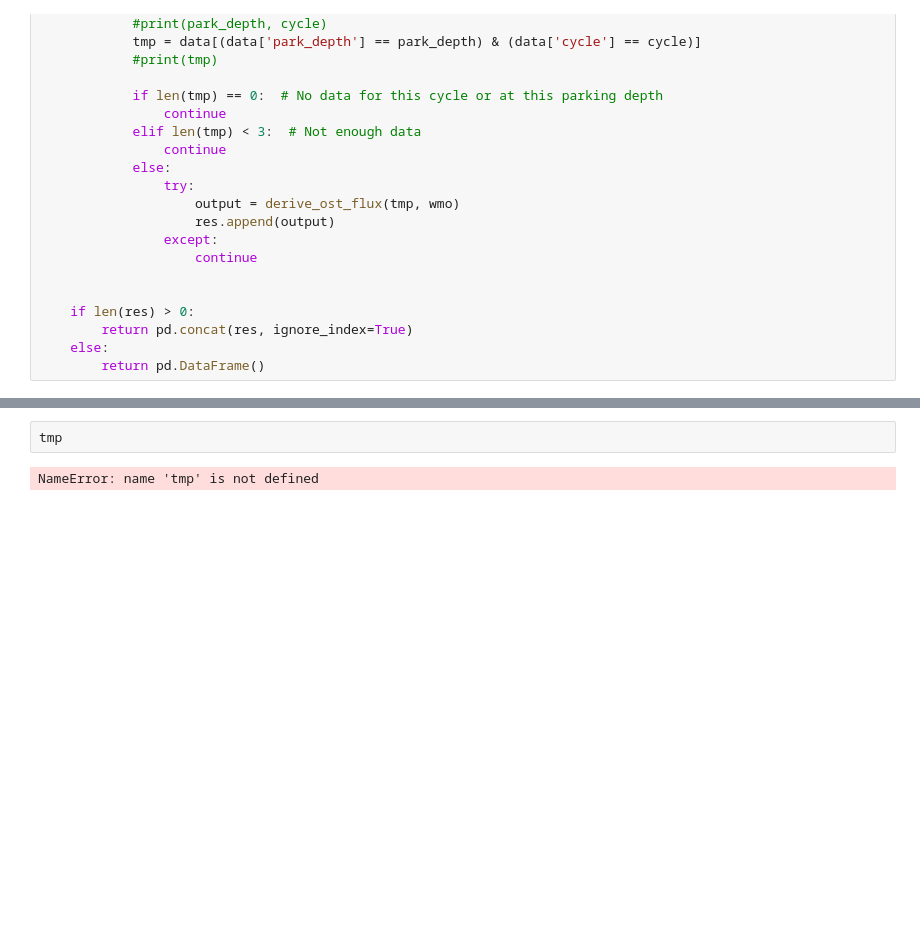
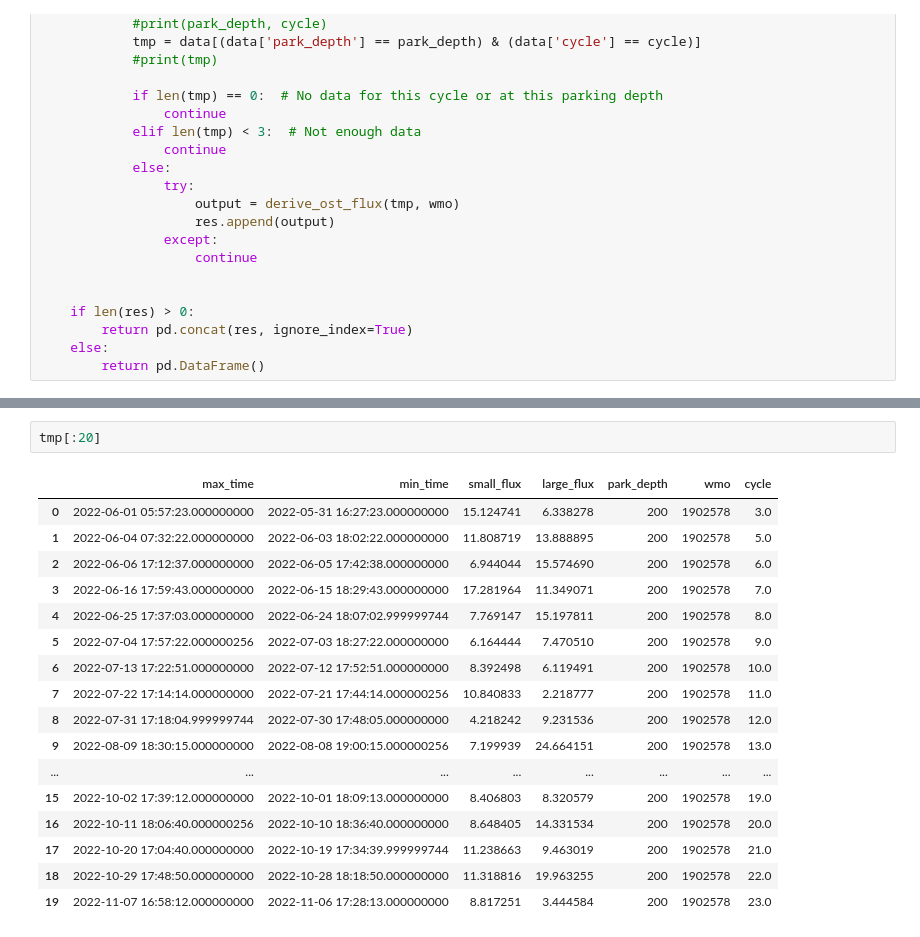
Before and after one commit to fricour/ArgoParticles, a Jupyter notebook: docs/notebooks/ost.ipynb, the cells around one changed output, grey strips where cells are left out. Cells and saved outputs as stored; diff of their text form; blank space fills up the shorter version.

Commit message:
add ost flux 4/4 - experimental

```diff
--- a/docs/notebooks/ost.ipynb
+++ b/docs/notebooks/ost.ipynb
@@ -463,4 +387,20 @@ tmp = pd.concat(results, ignore_index=True)
-# %%
-tmp
-# %% [output]
-NameError: name 'tmp' is not defined
+# %%
+tmp[:20]
+# %% [output]
+|  | max_time | min_time | small_flux | large_flux | park_depth | wmo | cycle |
+| 0 | 2022-06-01 05:57:23.000000000 | 2022-05-31 16:27:23.000000000 | 15.124741 | 6.338278 | 200 | 1902578 | 3.0 |
+| 1 | 2022-06-04 07:32:22.000000000 | 2022-06-03 18:02:22.000000000 | 11.808719 | 13.888895 | 200 | 1902578 | 5.0 |
+| 2 | 2022-06-06 17:12:37.000000000 | 2022-06-05 17:42:38.000000000 | 6.944044 | 15.574690 | 200 | 1902578 | 6.0 |
+| 3 | 2022-06-16 17:59:43.000000000 | 2022-06-15 18:29:43.000000000 | 17.281964 | 11.349071 | 200 | 1902578 | 7.0 |
+| 4 | 2022-06-25 17:37:03.000000000 | 2022-06-24 18:07:02.999999744 | 7.769147 | 15.197811 | 200 | 1902578 | 8.0 |
+| 5 | 2022-07-04 17:57:22.000000256 | 2022-07-03 18:27:22.000000000 | 6.164444 | 7.470510 | 200 | 1902578 | 9.0 |
+| 6 | 2022-07-13 17:22:51.000000000 | 2022-07-12 17:52:51.000000000 | 8.392498 | 6.119491 | 200 | 1902578 | 10.0 |
+| 7 | 2022-07-22 17:14:14.000000000 | 2022-07-21 17:44:14.000000256 | 10.840833 | 2.218777 | 200 | 1902578 | 11.0 |
+| 8 | 2022-07-31 17:18:04.999999744 | 2022-07-30 17:48:05.000000000 | 4.218242 | 9.231536 | 200 | 1902578 | 12.0 |
+| 9 | 2022-08-09 18:30:15.000000000 | 2022-08-08 19:00:15.000000256 | 7.199939 | 24.664151 | 200 | 1902578 | 13.0 |
+| ... | ... | ... | ... | ... | ... | ... | ... |
+| 15 | 2022-10-02 17:39:12.000000000 | 2022-10-01 18:09:13.000000000 | 8.406803 | 8.320579 | 200 | 1902578 | 19.0 |
+| 16 | 2022-10-11 18:06:40.000000256 | 2022-10-10 18:36:40.000000000 | 8.648405 | 14.331534 | 200 | 1902578 | 20.0 |
+| 17 | 2022-10-20 17:04:40.000000000 | 2022-10-19 17:34:39.999999744 | 11.238663 | 9.463019 | 200 | 1902578 | 21.0 |
+| 18 | 2022-10-29 17:48:50.000000000 | 2022-10-28 18:18:50.000000000 | 11.318816 | 19.963255 | 200 | 1902578 | 22.0 |
+| 19 | 2022-11-07 16:58:12.000000000 | 2022-11-06 17:28:13.000000000 | 8.817251 | 3.444584 | 200 | 1902578 | 23.0 |
```
Also changed, not shown: parts of 8 cells of this notebook, 2 other files.
